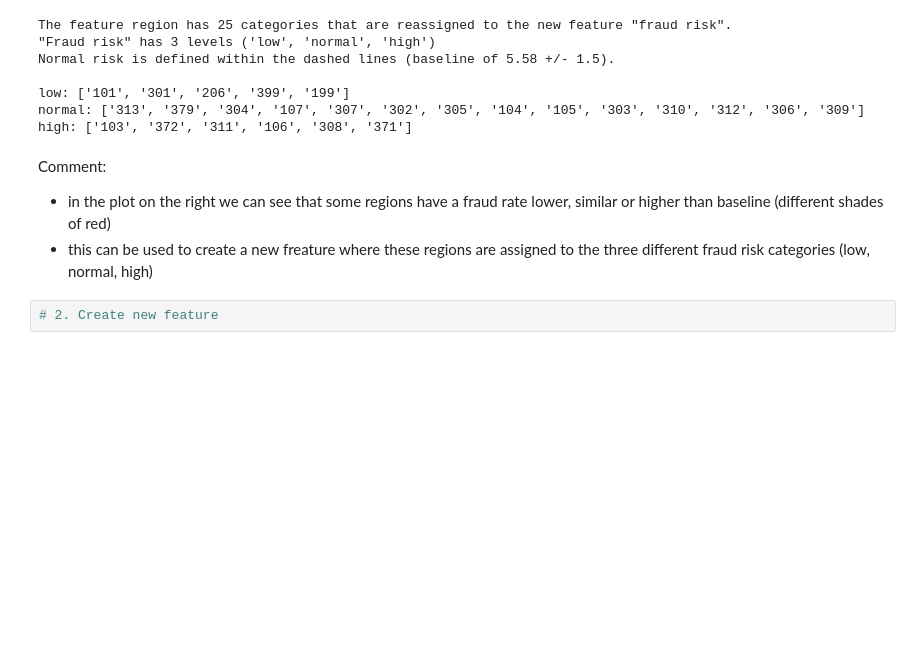
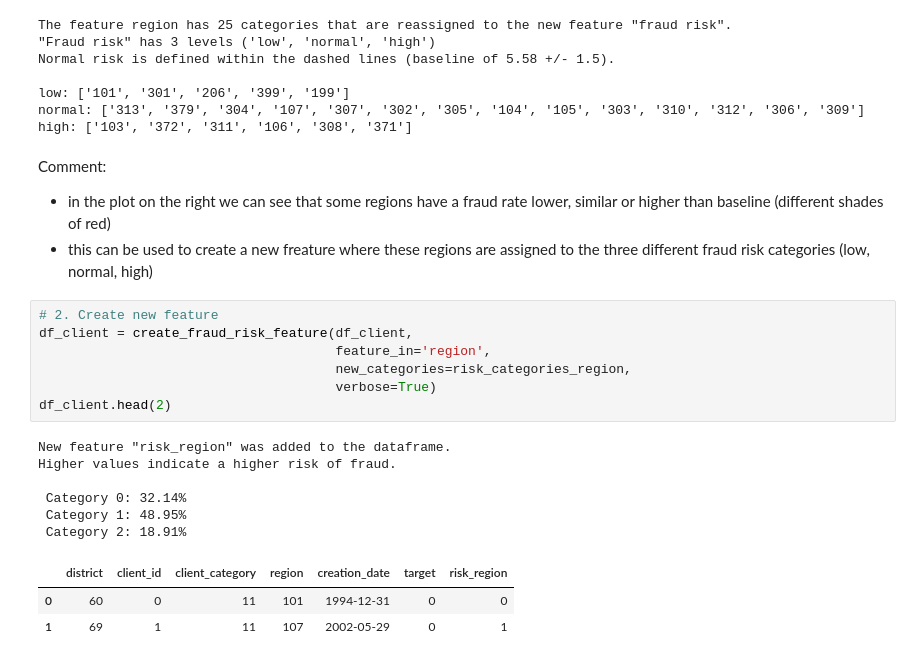
Before and after one commit to A-Lachs/ds_fraud_detection, a Jupyter notebook: EDA/EDA_notebook.ipynb, the cells around one changed output. Cells and saved outputs as stored; diff of their text form; blank space fills up the shorter version.

```diff
--- a/EDA/EDA_notebook.ipynb
+++ b/EDA/EDA_notebook.ipynb
@@ -343,3 +347,18 @@ Comment:
 -   this can be used to create a new freature where these regions are assigned to the three different fraud risk categories (low, normal, high)
 # %%
 # 2. Create new feature
+df_client = create_fraud_risk_feature(df_client,
+                                      feature_in='region',
+                                      new_categories=risk_categories_region,
+                                      verbose=True)
+df_client.head(2)
+# %% [output]
+New feature "risk_region" was added to the dataframe.
+Higher values indicate a higher risk of fraud.
+
+ Category 0: 32.14%
+ Category 1: 48.95%
+ Category 2: 18.91%
+|  | district | client_id | client_category | region | creation_date | target | risk_region |
+| 0 | 60 | 0 | 11 | 101 | 1994-12-31 | 0 | 0 |
+| 1 | 69 | 1 | 11 | 107 | 2002-05-29 | 0 | 1 |
```
Also changed, not shown: parts of 8 cells of this notebook, 2 other files.
